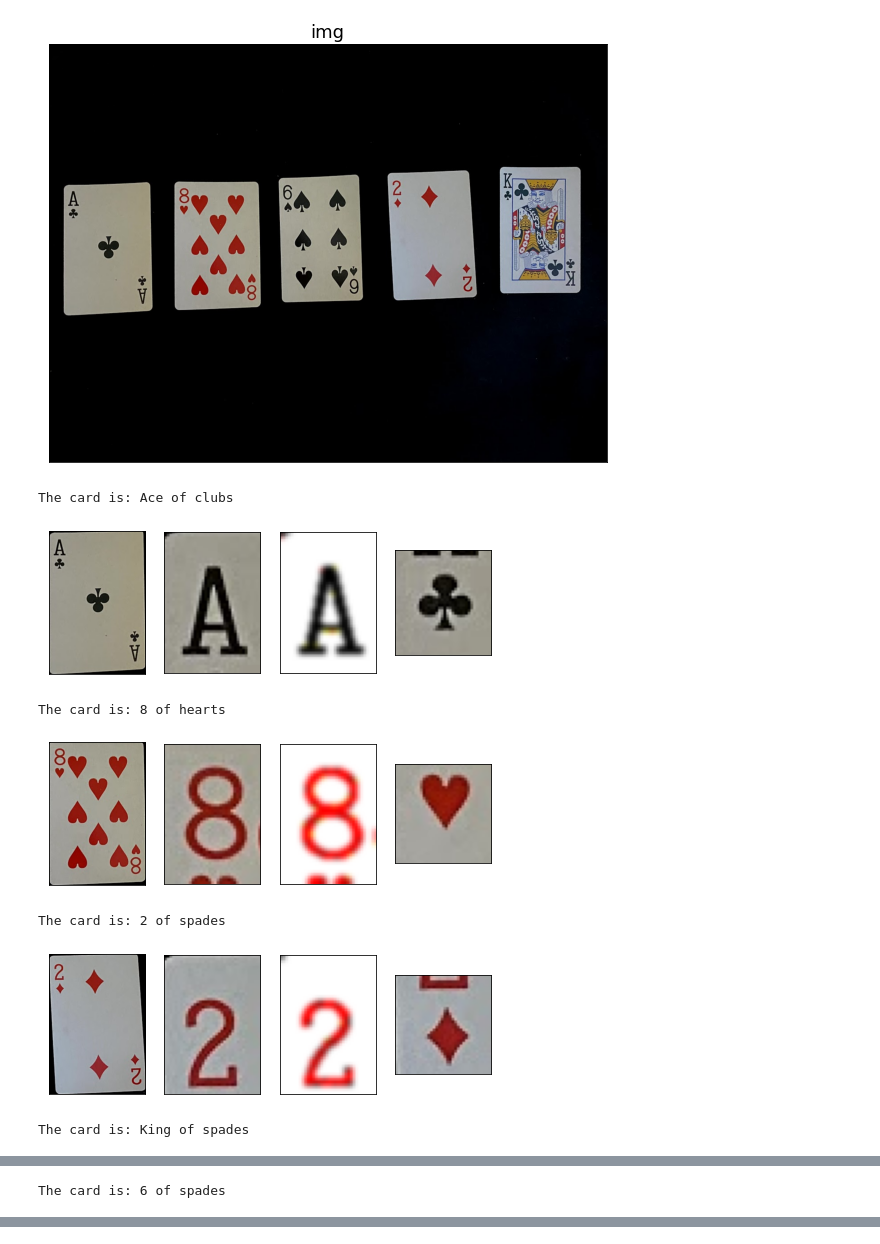
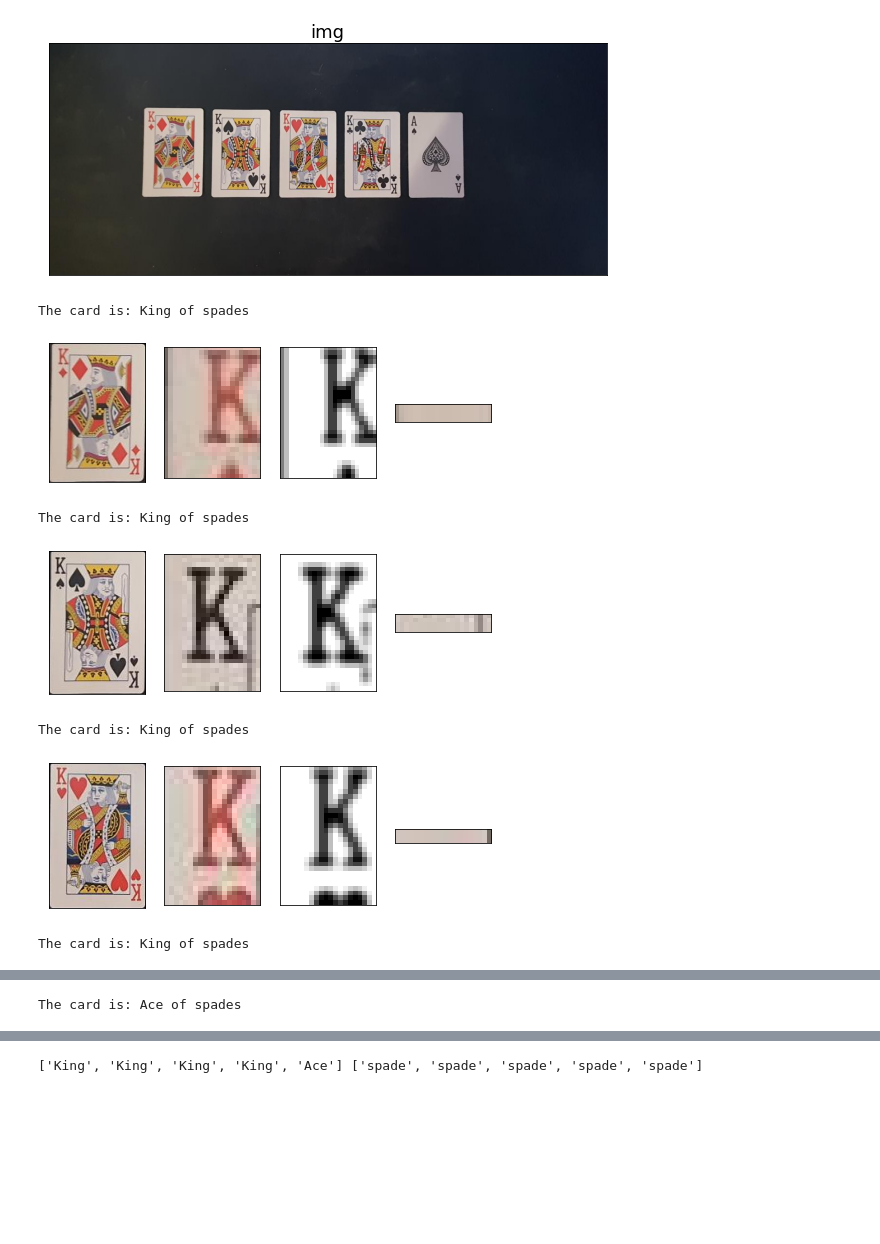
Before and after one commit to C17326283/CardGameAssistant-ImageProcessing, a Jupyter notebook: CardGame_Test.ipynb, the cells around one changed output, grey strips where cells are left out. Cells and saved outputs as stored; diff of their text form; code cells hidden in the pictures; blank space fills up the shorter version.

Commit message:
Hand types started

```diff
--- a/CardGame_Test.ipynb
+++ b/CardGame_Test.ipynb
@@ -10,12 +10,21 @@ import pytesseract
 plt.rcParams['figure.figsize'] = [10,15]#set the plot size
 plt.rc('font', size=15)
 # %%
+def GetHandType(cardLetters,cardSymbols):
+
+    print(cardLetters,cardSymbols)
+
+    if(cardLetters[0]==cardLetters[1] and cardLetters[1]==cardLetters[2] and cardLetters[2]==cardLetters[3] and cardLetters[3]==cardLetters[4]):
+        print("Four of a kind")
+
+
 #Use input image of the LEtter int he top left to return the card type
 def GetLetter(croppedLetter,fig):
+    gCroppedLetter = cv2.cvtColor(croppedLetter, cv2.COLOR_BGR2GRAY)
     #Gets a threshold
-    thresh = cv2.threshold(croppedLetter, 100, 255, cv2.THRESH_BINARY_INV)[1]
+    thresh = cv2.threshold(gCroppedLetter, 130, 255, cv2.THRESH_BINARY_INV)[1]
     #Blurs it with threshold
-    imBlur = cv2.GaussianBlur(thresh, (5,5), 0)
+    imBlur = cv2.GaussianBlur(thresh, (3,3), 0)
     imBlur = 255 - imBlur#Invert
 
     #convert to text from section of image
@@ -30,11 +39,11 @@ def GetLetter(croppedLetter,fig):
 
     cardType = ""
     #Special cards have a name so return that
-    if(singleChar == "K"):
+    if(singleChar == "K" or singleChar == "k"):
         cardType = "King"
     elif(singleChar == "Q"):
         cardType = "Queen"
-    elif(singleChar == "J"):
+    elif(singleChar == "J" or singleChar == "j"):
         cardType = "Jack"
     elif(singleChar == "A"):
         cardType = "Ace"
@@ -128,6 +137,9 @@ def readCards(img):
     # Reading in template
     inputTestImage = cv2.imread("testSuit.jpg")
 
+    cardLetters = [""]*5
+    cardSymbols = [""]*5
+
     i = 0
     while i < 5:
         fig = plt.figure()#make a figure to show things on
@@ -135,40 +147,56 @@ def readCards(img):
         largestContour = C[i]
         x,y,w,h = cv2.boundingRect(largestContour)
 
         #Crop image to just the card
         ROI = img[y:y+h,x:x+w]
         H,W,Channels = ROI.shape
 
         cropped_letter = ROI[6:int(H * 0.2), 3:int(W * 0.2)]
         cropped_symbol = ROI[50:int(H * 0.3), 3:int(W * 0.2)]
 
         #Get cradletter from getletter method
         cardLetter = GetLetter(cropped_letter,fig )
 
         #Get suit from the suitComparison method
         bestMatch = suitComparison(club, diamond, heart, spade, cropped_symbol,fig)
         print("The card is: "+cardLetter+" of "+bestMatch+"s")
 
+        cardLetters[i] = cardLetter
+        cardSymbols[i] = bestMatch
+
 
 
         p1 = fig.add_subplot(2, 5, 1), plt.xticks([]),plt.yticks([])
         imgplot = plt.imshow(ROI, cmap='gray')
         p1 = fig.add_subplot(2, 5, 2), plt.xticks([]),plt.yticks([])
         imgplot = plt.imshow(cropped_letter, cmap='gray')
         plt.show()
 
         i = i + 1
 
+    GetHandType(cardLetters,cardSymbols)
 
 
-inputImg = cv2.imread("blackCard1.jpg")
-readCards(inputImg)
+while True:
+    try:
+        c = cv2.waitKey(1)
+        if c == 32:#IF keycode space
+            break
+        f = easygui.fileopenbox(filetypes=["*.jpg","*.jpeg","*.png"])#open user file select
+        inputImg = cv2.imread(f)#set a file to work with
+        readCards(inputImg)
+        break
+    except:
+        print("Error using selected file")
+        break
+
+#inputImg = cv2.imread("4OfAKind.png")
 # %% [output]
-[figure, old version]
+[figure, new version]
-The card is: Ace of clubs
+The card is: King of spades
-[figure, old version]
+[figure, new version]
-The card is: 8 of hearts
+The card is: King of spades
-[figure, old version]
+[figure, new version]
-The card is: 2 of spades
+The card is: King of spades
-[figure, old version]
+[figure, new version]
 The card is: King of spades
@@ -176 +204 @@ The card is: King of spades
-The card is: 6 of spades
+The card is: Ace of spades
@@ -177,0 +206 @@ The card is: 6 of spades
+['King', 'King', 'King', 'King', 'Ace'] ['spade', 'spade', 'spade', 'spade', 'spade']
```
Also changed, not shown: parts of 1 cell of this notebook, 3 other files.
